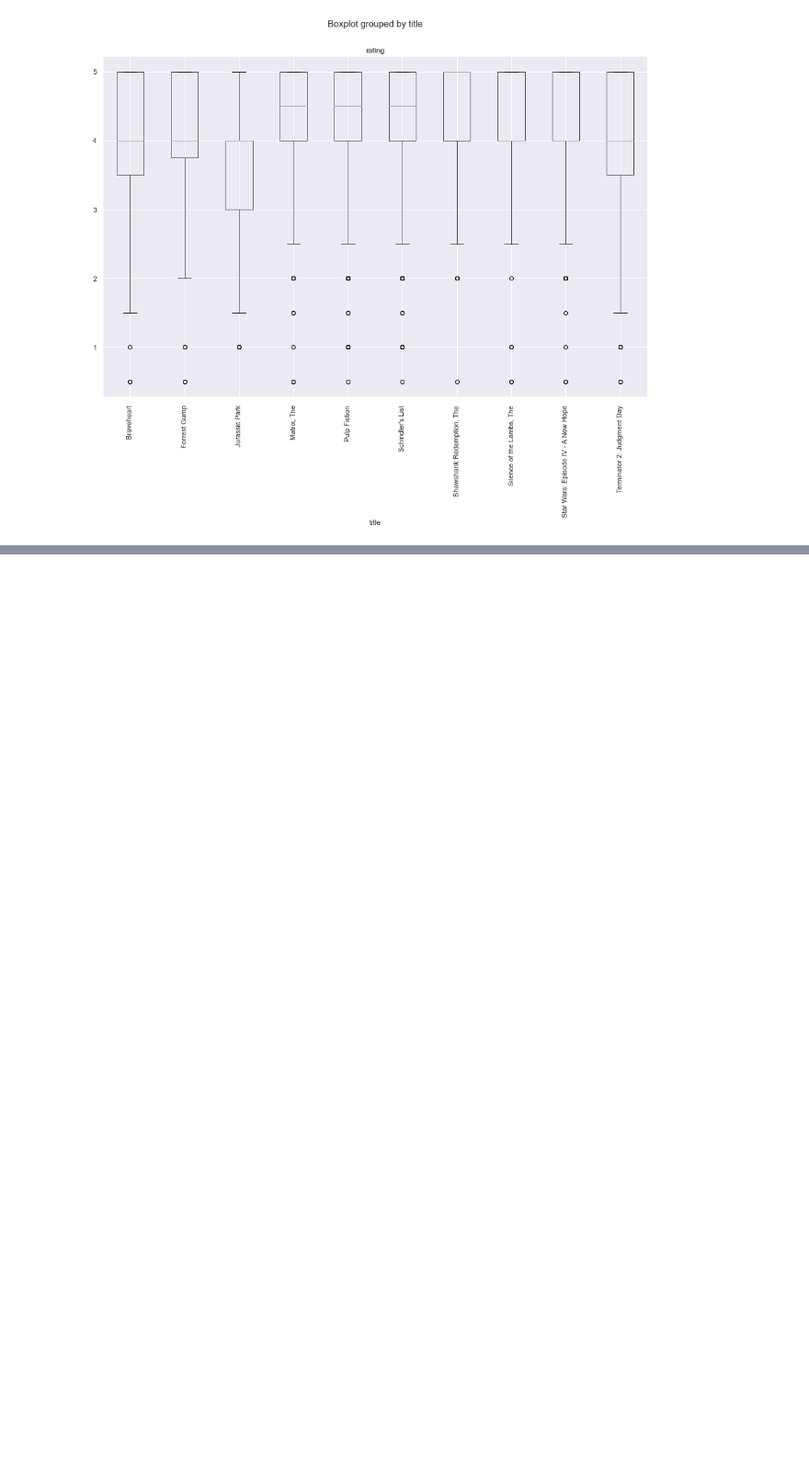
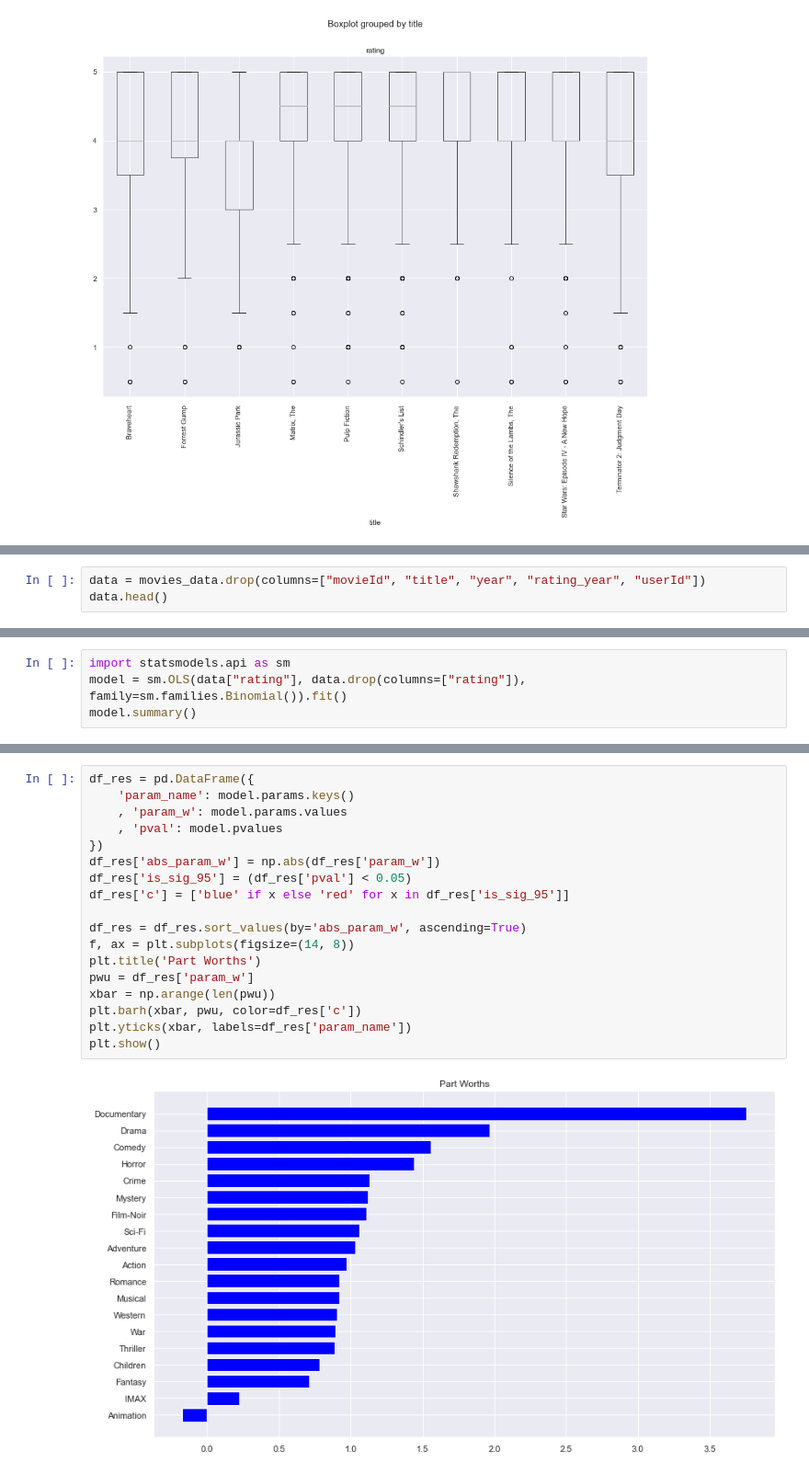
Before and after one commit to bhavesh-20/Movie-Data-Analysis, a Jupyter notebook: Project_G01.ipynb, the cells around one changed output, grey strips where cells are left out. Shown at 92% size. Drawn from its saved outputs; the diff is of its cells as text; blank space fills up the shorter version.

```diff
--- a/Project_G01.ipynb
+++ b/Project_G01.ipynb
@@ -490,0 +493,3 @@ plt.xticks(rotation=90)
+# %%
+data = movies_data.drop(columns=["movieId", "title", "year", "rating_year", "userId"])
+data.head()
@@ -490,0 +503,4 @@ plt.xticks(rotation=90)
+# %%
+import statsmodels.api as sm
+model = sm.OLS(data["rating"], data.drop(columns=["rating"]), family=sm.families.Binomial()).fit()
+model.summary()
@@ -490,0 +541,20 @@ plt.xticks(rotation=90)
+# %%
+df_res = pd.DataFrame({
+    'param_name': model.params.keys()
+    , 'param_w': model.params.values
+    , 'pval': model.pvalues
+})
+df_res['abs_param_w'] = np.abs(df_res['param_w'])
+df_res['is_sig_95'] = (df_res['pval'] < 0.05)
+df_res['c'] = ['blue' if x else 'red' for x in df_res['is_sig_95']]
+
+df_res = df_res.sort_values(by='abs_param_w', ascending=True)
+f, ax = plt.subplots(figsize=(14, 8))
+plt.title('Part Worths')
+pwu = df_res['param_w']
+xbar = np.arange(len(pwu))
+plt.barh(xbar, pwu, color=df_res['c'])
+plt.yticks(xbar, labels=df_res['param_name'])
+plt.show()
+# %% [output]
+[figure, added]
```
Also changed, not shown: parts of 4 cells of this notebook, 1 other file.
